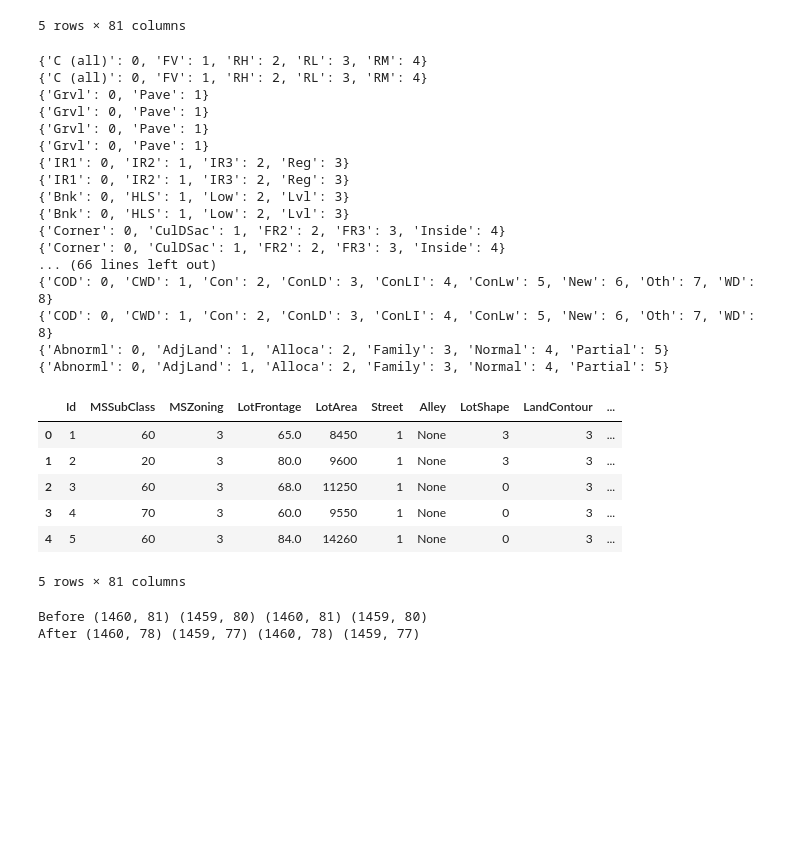
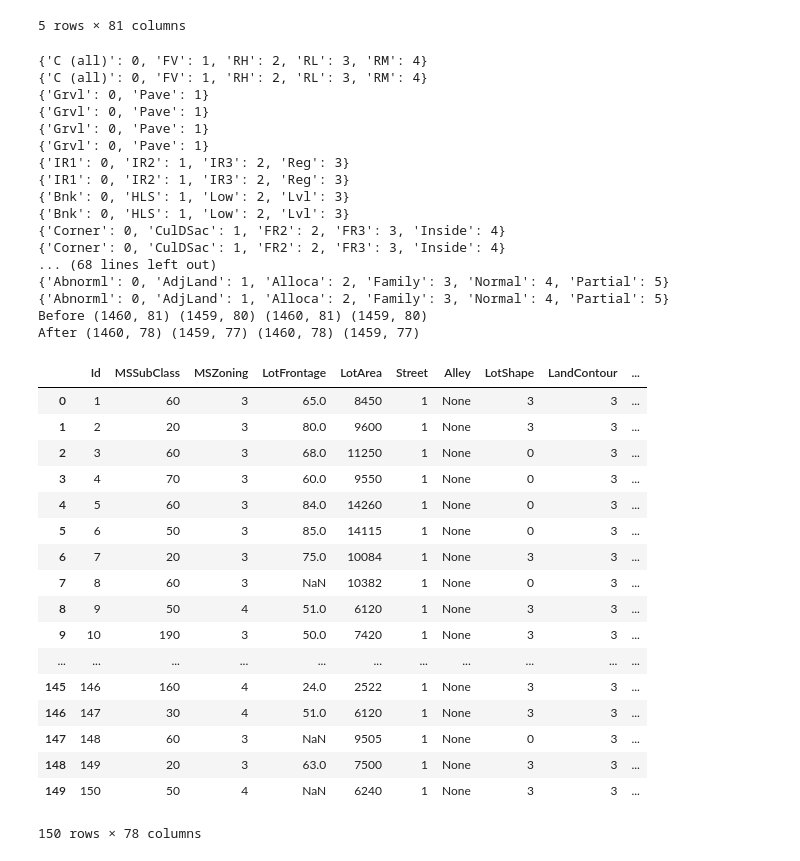
Before and after one commit to foreverloop/house-regress-k, a Jupyter notebook: HouseRegression.ipynb, the cells around one changed output. Cells and saved outputs as stored; diff of their text form; code cells hidden in the pictures; blank space fills up the shorter version.

```diff
--- a/HouseRegression.ipynb
+++ b/HouseRegression.ipynb
@@ -58,50 +59,58 @@ categorical_cols = ["MSZoning","Street","Alley","LotShape","LandContour","LotCon
                     "BsmtCond","BsmtExposure","BsmtFinType1","BsmtFinType2",\
                     "Heating","HeatingQC","CentralAir","Electrical","KitchenQual",\
                     "Functional","FireplaceQu","GarageType","GarageFinish",\
                     "GarageQual","GarageCond","PavedDrive","Fence",\
                     "MiscFeature","SaleType","SaleCondition"]
 
 for column in categorical_cols:
     for df_single in all_df_list:
         makeOrdinal(df_single,column,True)
-df_train.head()
+
+#drop columns that are too sparse to be of any statistical significance
+#print("Before", df_train.shape, df_test.shape, all_df_list[0].shape, all_df_list[1].shape)
+
+df_train = df_train.drop(['Utilities','PoolArea','PoolQC'], axis=1)
+df_test = df_test.drop(['Utilities','PoolArea','PoolQC'], axis=1)
+all_df_list = [df_train,df_test]
+
+#print("After", df_train.shape, df_test.shape, all_df_list[0].shape, all_df_list[1].shape)
+df_train.head(150)
 # %% [output]
 {'C (all)': 0, 'FV': 1, 'RH': 2, 'RL': 3, 'RM': 4}
 {'C (all)': 0, 'FV': 1, 'RH': 2, 'RL': 3, 'RM': 4}
 {'Grvl': 0, 'Pave': 1}
 {'Grvl': 0, 'Pave': 1}
 {'Grvl': 0, 'Pave': 1}
 {'Grvl': 0, 'Pave': 1}
 {'IR1': 0, 'IR2': 1, 'IR3': 2, 'Reg': 3}
 {'IR1': 0, 'IR2': 1, 'IR3': 2, 'Reg': 3}
 {'Bnk': 0, 'HLS': 1, 'Low': 2, 'Lvl': 3}
 {'Bnk': 0, 'HLS': 1, 'Low': 2, 'Lvl': 3}
 {'Corner': 0, 'CulDSac': 1, 'FR2': 2, 'FR3': 3, 'Inside': 4}
 {'Corner': 0, 'CulDSac': 1, 'FR2': 2, 'FR3': 3, 'Inside': 4}
-... (66 lines left out)
-{'COD': 0, 'CWD': 1, 'Con': 2, 'ConLD': 3, 'ConLI': 4, 'ConLw': 5, 'New': 6, 'Oth': 7, 'WD': 8}
-{'COD': 0, 'CWD': 1, 'Con': 2, 'ConLD': 3, 'ConLI': 4, 'ConLw': 5, 'New': 6, 'Oth': 7, 'WD': 8}
+... (68 lines left out)
 {'Abnorml': 0, 'AdjLand': 1, 'Alloca': 2, 'Family': 3, 'Normal': 4, 'Partial': 5}
 {'Abnorml': 0, 'AdjLand': 1, 'Alloca': 2, 'Family': 3, 'Normal': 4, 'Partial': 5}
+Before (1460, 81) (1459, 80) (1460, 81) (1459, 80)
+After (1460, 78) (1459, 77) (1460, 78) (1459, 77)
 |  | Id | MSSubClass | MSZoning | LotFrontage | LotArea | Street | Alley | LotShape | LandContour | ... |
 | 0 | 1 | 60 | 3 | 65.0 | 8450 | 1 | None | 3 | 3 | ... |
 | 1 | 2 | 20 | 3 | 80.0 | 9600 | 1 | None | 3 | 3 | ... |
 | 2 | 3 | 60 | 3 | 68.0 | 11250 | 1 | None | 0 | 3 | ... |
 | 3 | 4 | 70 | 3 | 60.0 | 9550 | 1 | None | 0 | 3 | ... |
 | 4 | 5 | 60 | 3 | 84.0 | 14260 | 1 | None | 0 | 3 | ... |
+| 5 | 6 | 50 | 3 | 85.0 | 14115 | 1 | None | 0 | 3 | ... |
+| 6 | 7 | 20 | 3 | 75.0 | 10084 | 1 | None | 3 | 3 | ... |
+| 7 | 8 | 60 | 3 | NaN | 10382 | 1 | None | 0 | 3 | ... |
+| 8 | 9 | 50 | 4 | 51.0 | 6120 | 1 | None | 3 | 3 | ... |
+| 9 | 10 | 190 | 3 | 50.0 | 7420 | 1 | None | 3 | 3 | ... |
+| ... | ... | ... | ... | ... | ... | ... | ... | ... | ... | ... |
+| 145 | 146 | 160 | 4 | 24.0 | 2522 | 1 | None | 3 | 3 | ... |
+| 146 | 147 | 30 | 4 | 51.0 | 6120 | 1 | None | 3 | 3 | ... |
+| 147 | 148 | 60 | 3 | NaN | 9505 | 1 | None | 0 | 3 | ... |
+| 148 | 149 | 20 | 3 | 63.0 | 7500 | 1 | None | 3 | 3 | ... |
+| 149 | 150 | 50 | 4 | NaN | 6240 | 1 | None | 3 | 3 | ... |
-5 rows × 81 columns
+150 rows × 78 columns
-# %%
-#drop columns that are too sparse to be of any statistical significance
-print("Before", df_train.shape, df_test.shape, all_df_list[0].shape, all_df_list[1].shape)
-
-df_train = df_train.drop(['Utilities','PoolArea','PoolQC'], axis=1)
-df_test = df_test.drop(['Utilities','PoolArea','PoolQC'], axis=1)
-all_df_list = [df_train,df_test]
-
-print("After", df_train.shape, df_test.shape, all_df_list[0].shape, all_df_list[1].shape)
-# %% [output]
-Before (1460, 81) (1459, 80) (1460, 81) (1459, 80)
-After (1460, 78) (1459, 77) (1460, 78) (1459, 77)
 # %%
 #Analysis only
 #only select the int or float columns
```
Also changed, not shown: parts of 3 cells of this notebook.
